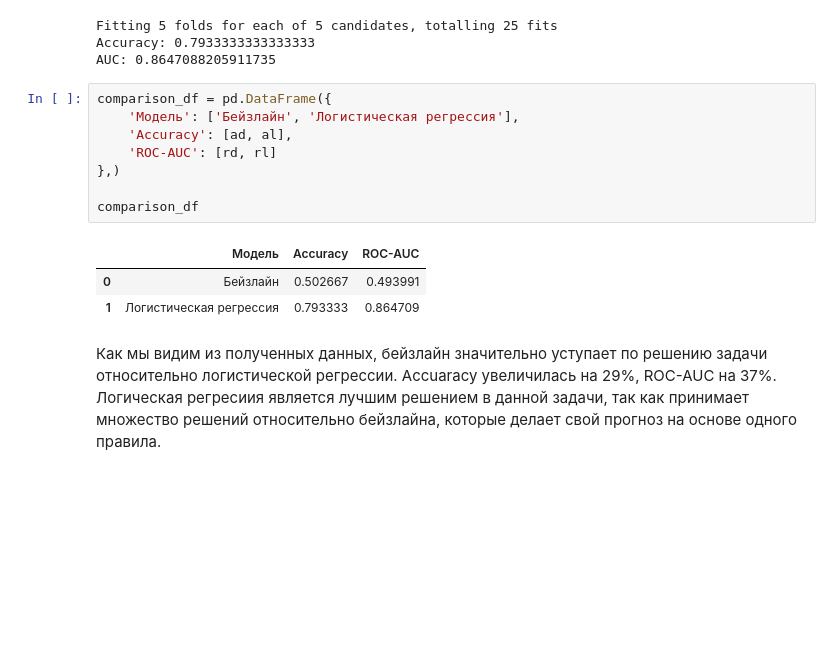
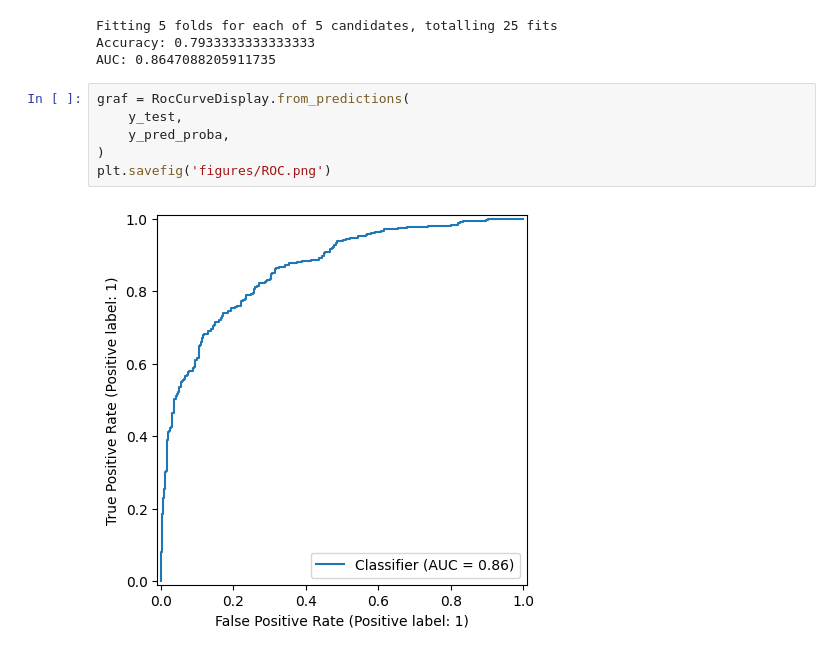
Before and after one commit to Deatheh/aie-group, a Jupyter notebook: homeworks/HW05/HW05.ipynb, the cells around one changed output. Drawn from its saved outputs; the diff is of its cells as text; blank space fills up the shorter version.

```diff
--- a/homeworks/HW05/HW05.ipynb
+++ b/homeworks/HW05/HW05.ipynb
@@ -115,17 +115,11 @@ rl = roc_auc_l
 Fitting 5 folds for each of 5 candidates, totalling 25 fits
 Accuracy: 0.7933333333333333
 AUC: 0.8647088205911735
-# %%
-comparison_df = pd.DataFrame({
-    'Модель': ['Бейзлайн', 'Логистическая регрессия'],
-    'Accuracy': [ad, al],
-    'ROC-AUC': [rd, rl]
-},)
-
-comparison_df
-# %% [output]
-|  | Модель | Accuracy | ROC-AUC |
-| 0 | Бейзлайн | 0.502667 | 0.493991 |
-| 1 | Логистическая регрессия | 0.793333 | 0.864709 |
-# %% [markdown]
-Как мы видим из полученных данных, бейзлайн значительно уступает по решению задачи относительно логистической регрессии. Accuaracy увеличилась на 29%, ROC-AUC на 37%. Логическая регресиия является лучшим решением в данной задачи, так как принимает множество решений относительно бейзлайна, которые делает свой прогноз на основе одного правила.
+# %%
+graf = RocCurveDisplay.from_predictions(
+    y_test,
+    y_pred_proba,
+)
+plt.savefig('figures/ROC.png')
+# %% [output]
+[figure, added]
```
Also changed, not shown: parts of 4 cells of this notebook, 1 other file.
